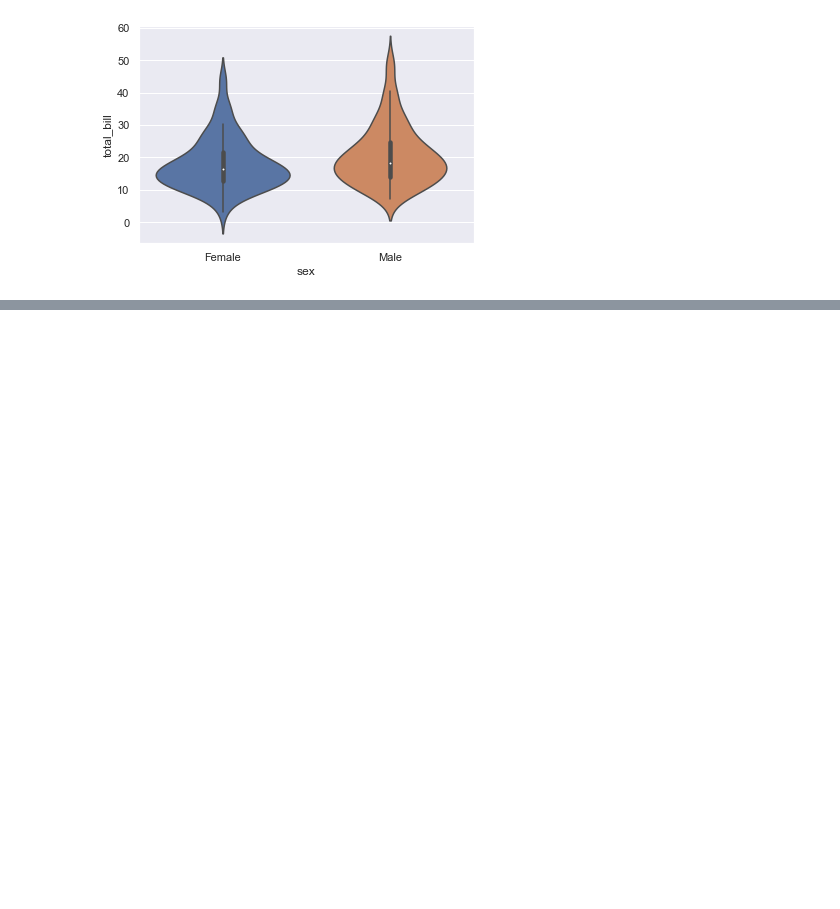
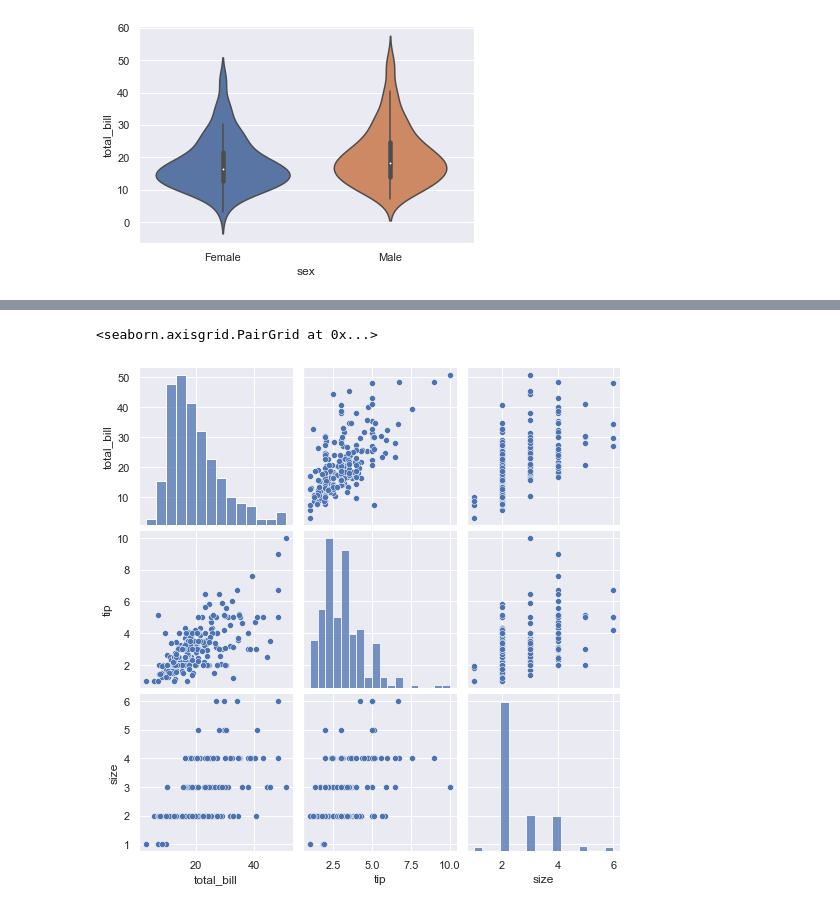
Before and after one commit to natasharivers/numpy-pandas-visualization-exercises, a Jupyter notebook: Seaborn Notes.ipynb, the cells around one changed output, grey strips where cells are left out. Saved outputs shown, nothing was run; the diff lists cells and outputs as text; code cells hidden in the pictures; blank space fills up the shorter version.

```diff
--- a/Seaborn Notes.ipynb
+++ b/Seaborn Notes.ipynb
@@ -329,0 +349,7 @@ sns.violinplot(data = tips, y='total_bill', x='sex', hue = '')
+# %%
+#this will show you all your options
+#seaborn is smart enough to find same data types and plot it
+sns.pairplot(tips)
+# %% [output]
+<seaborn.axisgrid.PairGrid at 0x...>
+[figure, added]
```
Also changed, not shown: parts of 19 cells of this notebook.
